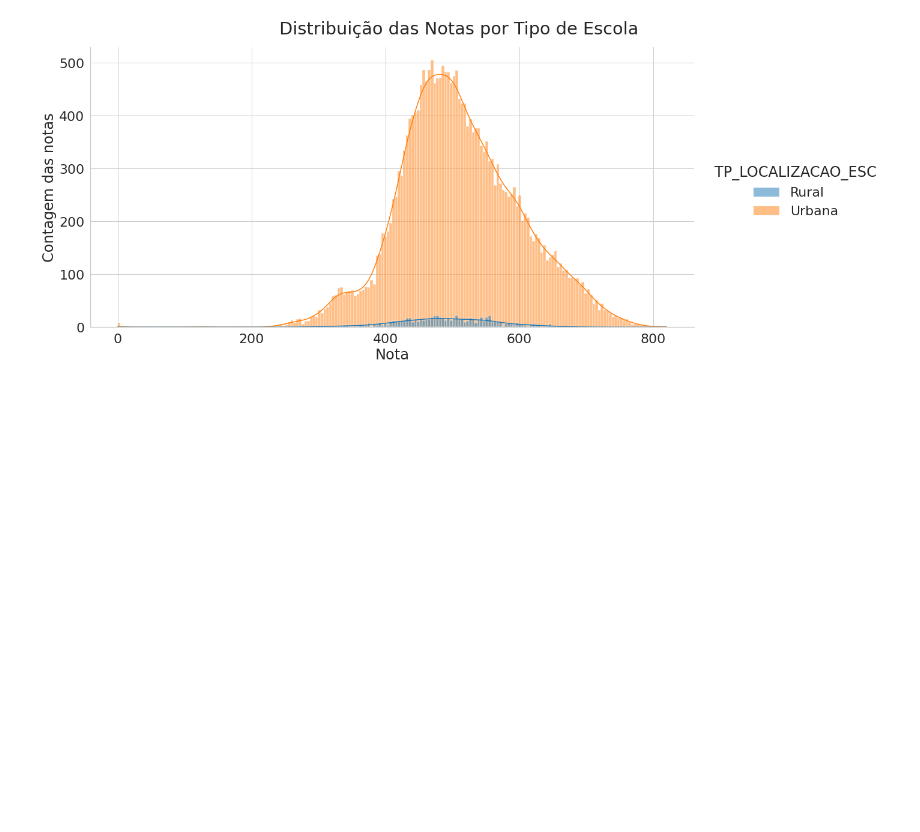
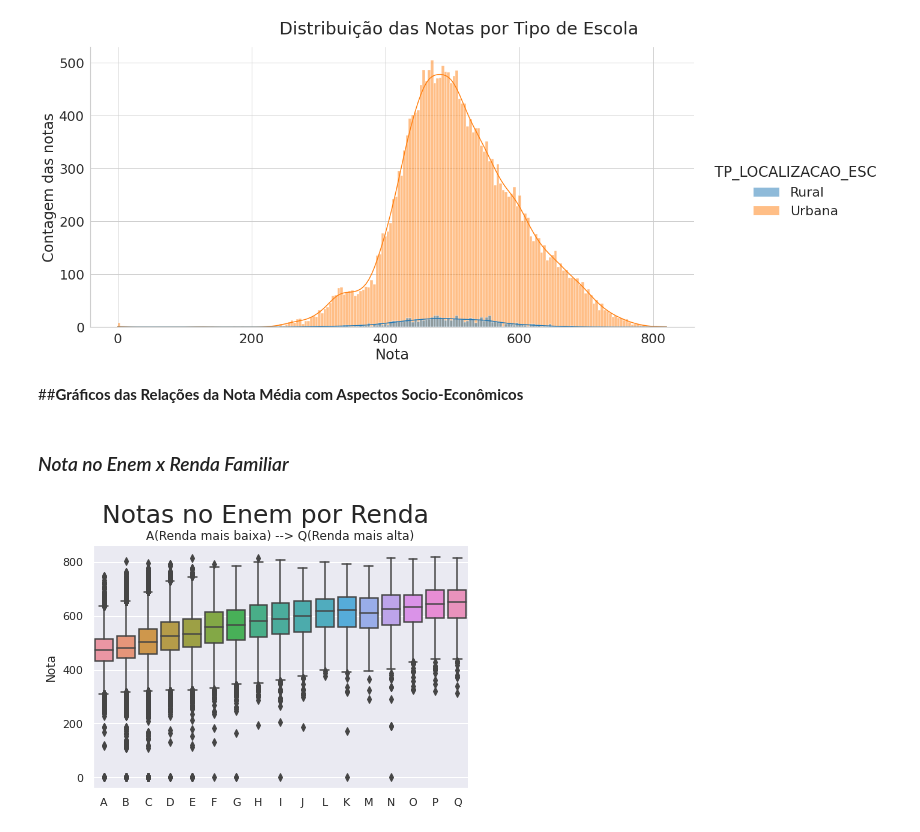
Before and after one commit to mariaeco/ICD_project_Maria, a Jupyter notebook: ProjetoICD_Maria_ExploracaoInicial.ipynb, the cells around one changed output. Drawn from its saved outputs; the diff is of its cells as text; code cells hidden in the pictures; blank space fills up the shorter version.

```diff
--- a/ProjetoICD_Maria_ExploracaoInicial.ipynb
+++ b/ProjetoICD_Maria_ExploracaoInicial.ipynb
@@ -162,10 +143,11 @@ plt.show()
 Análise por Boxplot
 # %%
 sns.set_style("white")
+sns.set(font_scale=1)
 g = sns.catplot(x="TP_DEPENDENCIA_ADM_ESC", y="Nota", #hue = dose
-                col="Prova",col_wrap=3,
+                col="Prova",col_wrap=2,
                 data=dfEnemMELT, kind="box",
-                height=4, aspect=1);
+                height=4, aspect=1.5);
 
 g.fig.suptitle("Notas no Enem por Admnistração Escolar",y=1.03, fontsize=25)
 g.set(ylabel="Nota", xlabel="")
@@ -223,3 +224,21 @@ g.fig.suptitle("Distribuição das Notas por Tipo de Escola",y=1.03);
 g.set(ylabel="Contagem das notas", xlabel="Nota");
 # %% [output]
 [figure]
+# %% [markdown]
+##**Gráficos das Relações da Nota Média com  Aspectos Socio-Econômicos**
+# %% [markdown]
+### *Nota no Enem x Renda Familiar*
+# %%
+sns.set_style("white")
+ordem = ['A','B','C','D','E','F','G','H','I','J','L','K','M','N','O','P','Q']
+sns.set(font_scale=1)
+g = sns.catplot(x="Q006", y="NOTA_MEDIA", #hue = dose
+                data=dfEnem, kind="box",
+                height=4, aspect=1.5,
+                order=ordem);
+
+g.fig.suptitle("Notas no Enem por Renda",y=1.1, fontsize=25)
+g.set(ylabel="Nota", xlabel="", title="A(Renda mais baixa) --> Q(Renda mais alta)")
+plt.show()
+# %% [output]
+[figure, added]
```
Also changed, not shown: parts of 19 cells of this notebook.
